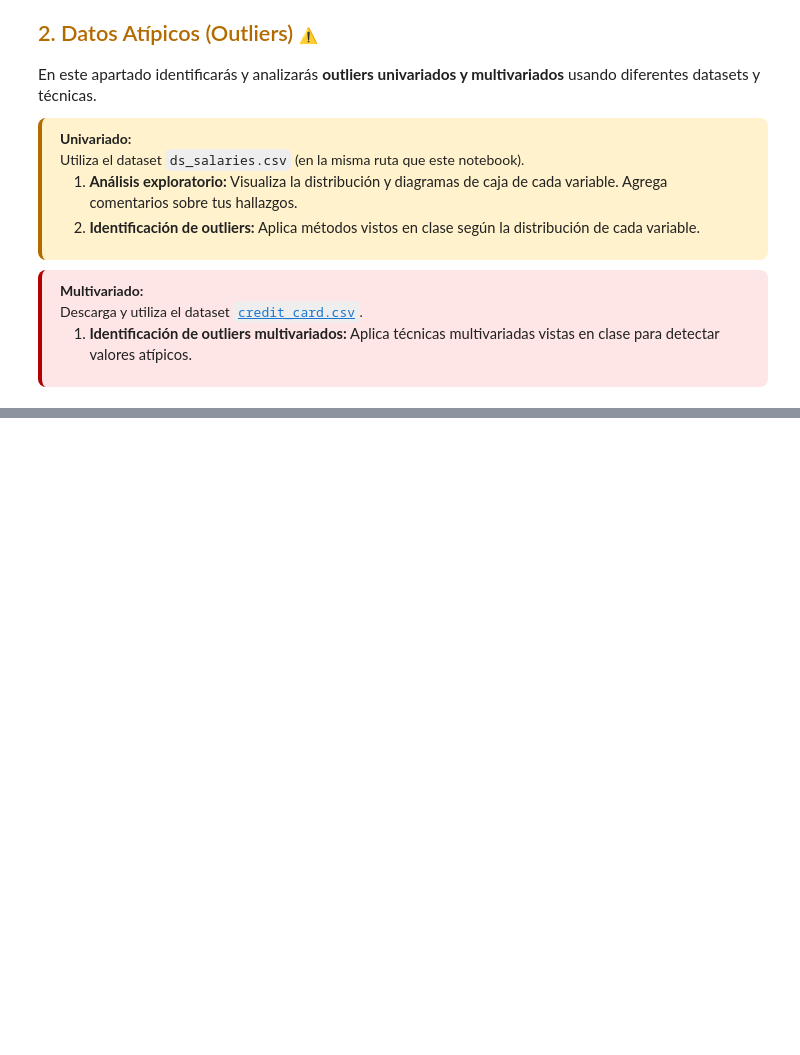
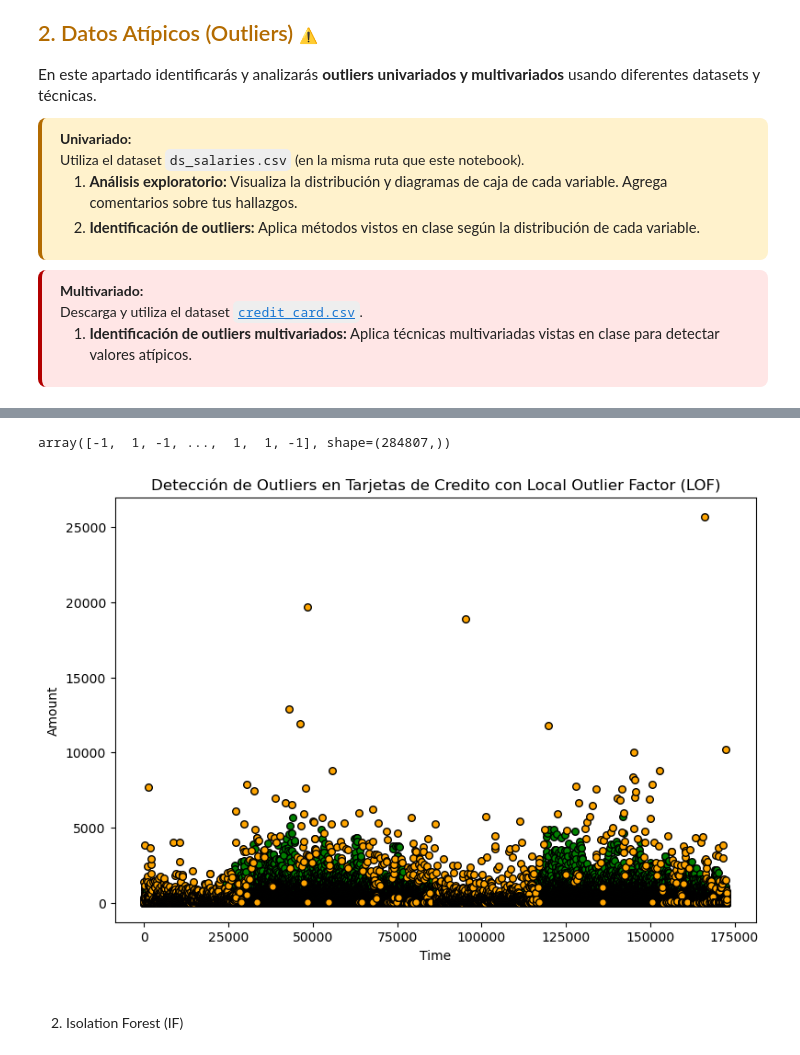
Before and after one commit to GabiRmz2025/MGRC_Herramientas_Aplicaciones_IA_2025, a Jupyter notebook: Modulo1/Actividad_2/Actividad2_IdentificacionDatos.ipynb, the cells around one changed output, grey strips where cells are left out. Cells and saved outputs as stored; diff of their text form; code cells hidden in the pictures; blank space fills up the shorter version.

```diff
--- a/Modulo1/Actividad_2/Actividad2_IdentificacionDatos.ipynb
+++ b/Modulo1/Actividad_2/Actividad2_IdentificacionDatos.ipynb
@@ -337,0 +360,3 @@ Descarga y utiliza el dataset <a href="https://drive.google.com/file/d/19dZnyQcZ
+# %%
+df_cc = pd.read_csv('creditcard.csv')
+df_cc
@@ -337,0 +387,29 @@ Descarga y utiliza el dataset <a href="https://drive.google.com/file/d/19dZnyQcZ
+# %%
+clf = LocalOutlierFactor(n_neighbors=20, contamination='auto')
+X = df_cc[['Time','Amount']].values
+y_pred = clf.fit_predict(X)
+# %%
+y_pred
+# %% [output]
+array([-1,  1, -1, ...,  1,  1, -1], shape=(284807,))
+# %%
+plt.figure(figsize=(9,6))
+in_mask = [True if l == 1 else False for l in y_pred]
+out_mask = [True if l == -1 else False for l in y_pred]
+
+plt.title("Detección de Outliers en Tarjetas de Credito con Local Outlier Factor (LOF)")
+
+a = plt.scatter(X[in_mask, 0], X[in_mask, 1], c = 'green',
+                edgecolor = 'k', s = 30)
+# outliers
+b = plt.scatter(X[out_mask, 0], X[out_mask, 1], c = 'orange',
+                edgecolor = 'k', s = 30)
+plt.axis('tight')
+plt.xlabel('Time');
+plt.ylabel('Amount');
+plt.show()
+# %% [output]
+[figure, added]
+# %% [markdown]
+##
+2) Isolation Forest (IF)
```
Also changed, not shown: parts of 14 cells of this notebook, 1 other file.
